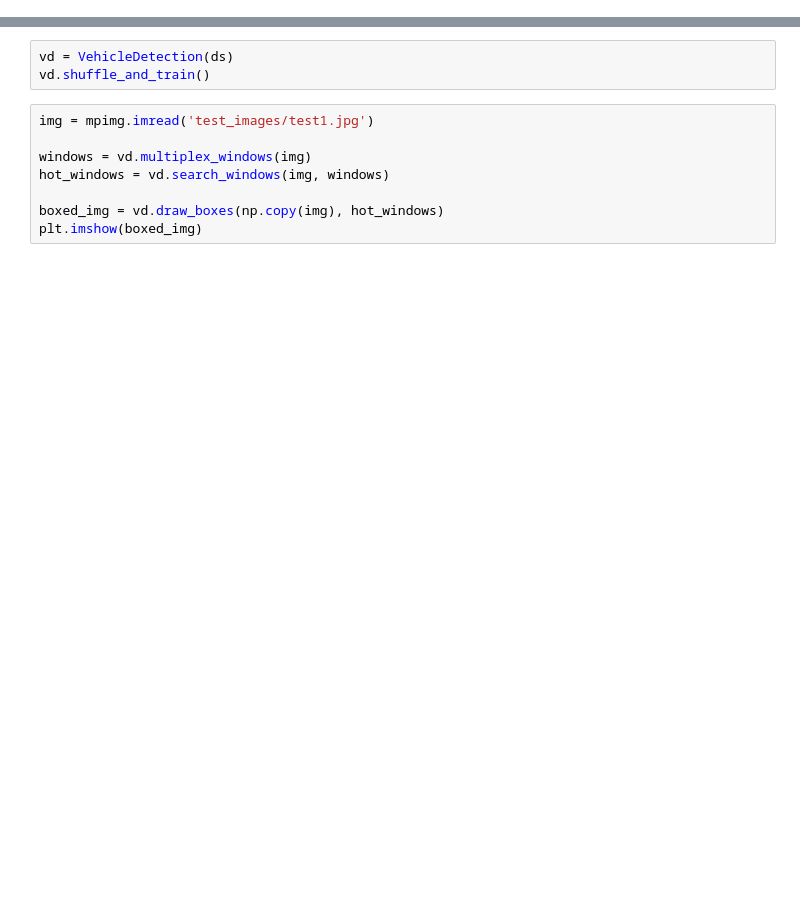
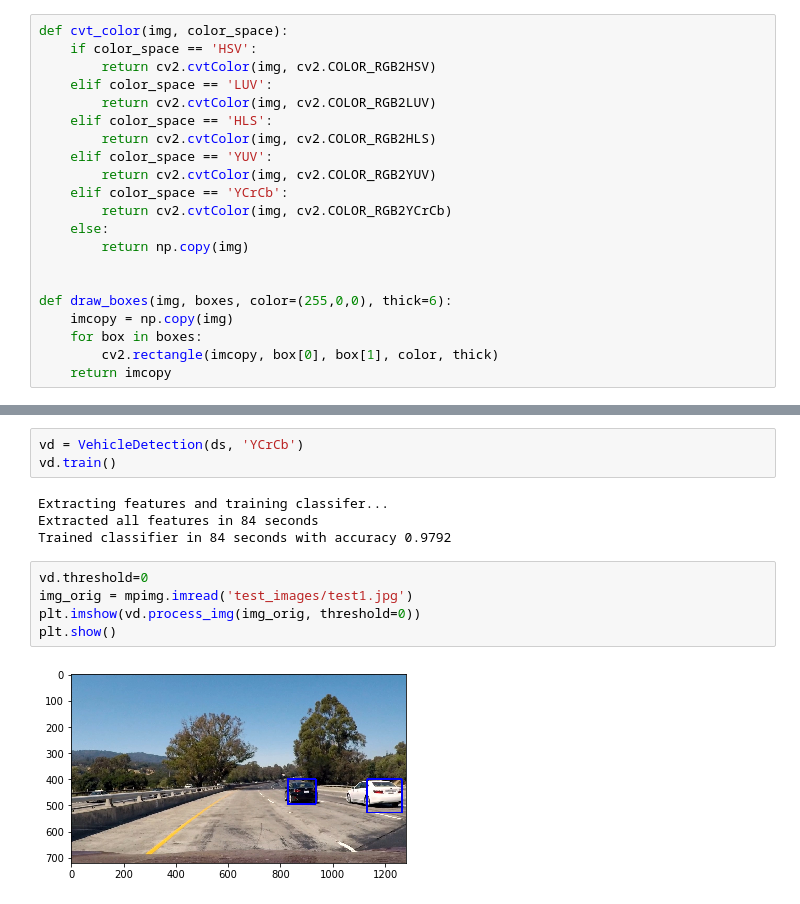
Before and after one commit to fiibbb/CarND-Vehicle-Detection, a Jupyter notebook: Vehicle-Detection.ipynb, the cells around one changed output, grey strips where cells are left out. Cells and saved outputs as stored; diff of their text form; blank space fills up the shorter version.

```diff
--- a/Vehicle-Detection.ipynb
+++ b/Vehicle-Detection.ipynb
@@ -321,0 +37,21 @@ ds = DataStore()
+# %%
+def cvt_color(img, color_space):
+    if color_space == 'HSV':
+        return cv2.cvtColor(img, cv2.COLOR_RGB2HSV)
+    elif color_space == 'LUV':
+        return cv2.cvtColor(img, cv2.COLOR_RGB2LUV)
+    elif color_space == 'HLS':
+        return cv2.cvtColor(img, cv2.COLOR_RGB2HLS)
+    elif color_space == 'YUV':
+        return cv2.cvtColor(img, cv2.COLOR_RGB2YUV)
+    elif color_space == 'YCrCb':
+        return cv2.cvtColor(img, cv2.COLOR_RGB2YCrCb)
+    else:
+        return np.copy(img)
+
+
+def draw_boxes(img, boxes, color=(255,0,0), thick=6):
+    imcopy = np.copy(img)
+    for box in boxes:
+        cv2.rectangle(imcopy, box[0], box[1], color, thick)
+    return imcopy
@@ -322,11 +242,14 @@ ds = DataStore()
 # %%
-vd = VehicleDetection(ds)
-vd.shuffle_and_train()
+vd = VehicleDetection(ds, 'YCrCb')
+vd.train()
+# %% [output]
+Extracting features and training classifer...
+Extracted all features in 84 seconds
+Trained classifier in 84 seconds with accuracy 0.9792
-# %%
-img = mpimg.imread('test_images/test1.jpg')
-
-windows = vd.multiplex_windows(img)
-hot_windows = vd.search_windows(img, windows)
-
-boxed_img = vd.draw_boxes(np.copy(img), hot_windows)
-plt.imshow(boxed_img)
+# %%
+vd.threshold=0
+img_orig = mpimg.imread('test_images/test1.jpg')
+plt.imshow(vd.process_img(img_orig, threshold=0))
+plt.show()
+# %% [output]
+[figure, added]
```
Also changed, not shown: parts of 8 cells of this notebook, 8 other files.
